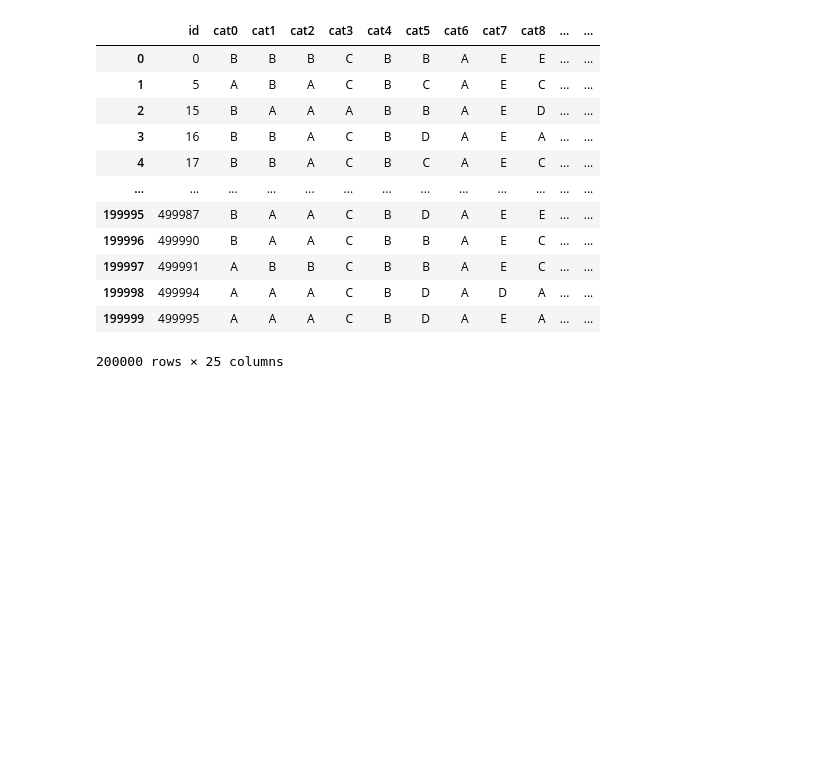
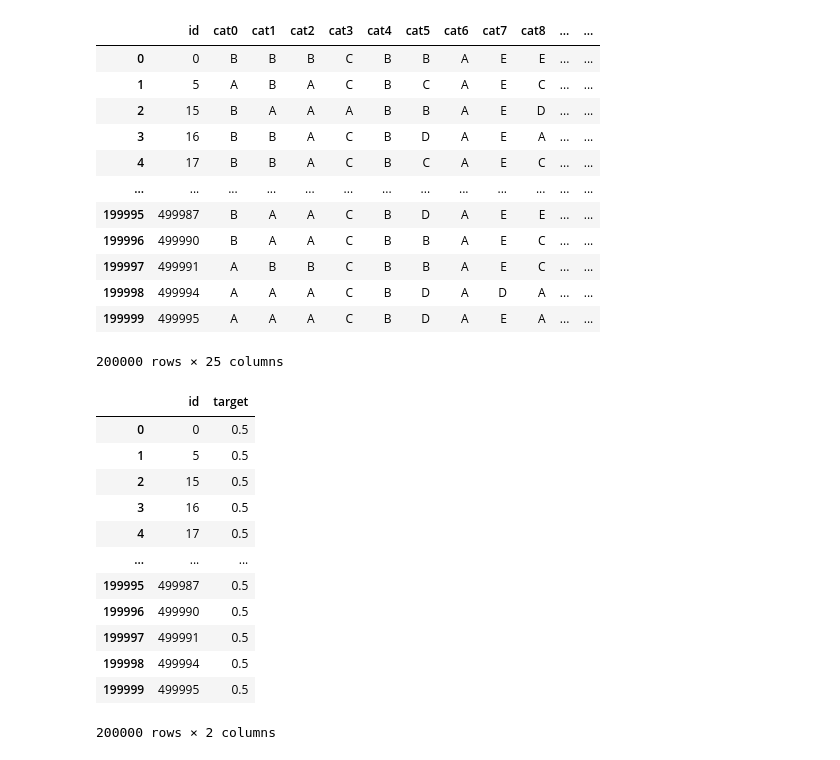
Before and after one commit to JonWeber0328/30-Days-of_Machine-Learning, a Jupyter notebook: 30-Days-ML-Daniel-Bourke.ipynb, the cells around one changed output. Drawn from its saved outputs; the diff is of its cells as text; code cells hidden in the pictures; blank space fills up the shorter version.

```diff
--- a/30-Days-ML-Daniel-Bourke.ipynb
+++ b/30-Days-ML-Daniel-Bourke.ipynb
@@ -48,9 +48,10 @@ warnings.filterwarnings('ignore')
 # %% [markdown]
 #### Load in the Data
 # %%
-# Import train & test data
+# Import train & test data into dataframe
 train = pd.read_csv('data/train.csv')
 test = pd.read_csv('data/test.csv')
+sample_submission = pd.read_csv('data/sample_submission.csv')
 # %%
 # View the training data
 train
@@ -85,3 +86,20 @@ test
 | 199998 | 499994 | A | A | A | C | B | D | A | D | A | ... | ... |
 | 199999 | 499995 | A | A | A | C | B | D | A | E | A | ... | ... |
 200000 rows × 25 columns
+# %%
+# View the sample submission
+sample_submission
+# %% [output]
+|  | id | target |
+| 0 | 0 | 0.5 |
+| 1 | 5 | 0.5 |
+| 2 | 15 | 0.5 |
+| 3 | 16 | 0.5 |
+| 4 | 17 | 0.5 |
+| ... | ... | ... |
+| 199995 | 499987 | 0.5 |
+| 199996 | 499990 | 0.5 |
+| 199997 | 499991 | 0.5 |
+| 199998 | 499994 | 0.5 |
+| 199999 | 499995 | 0.5 |
+200000 rows × 2 columns
```
Also changed, not shown: parts of 7 cells of this notebook, 1 other file.
